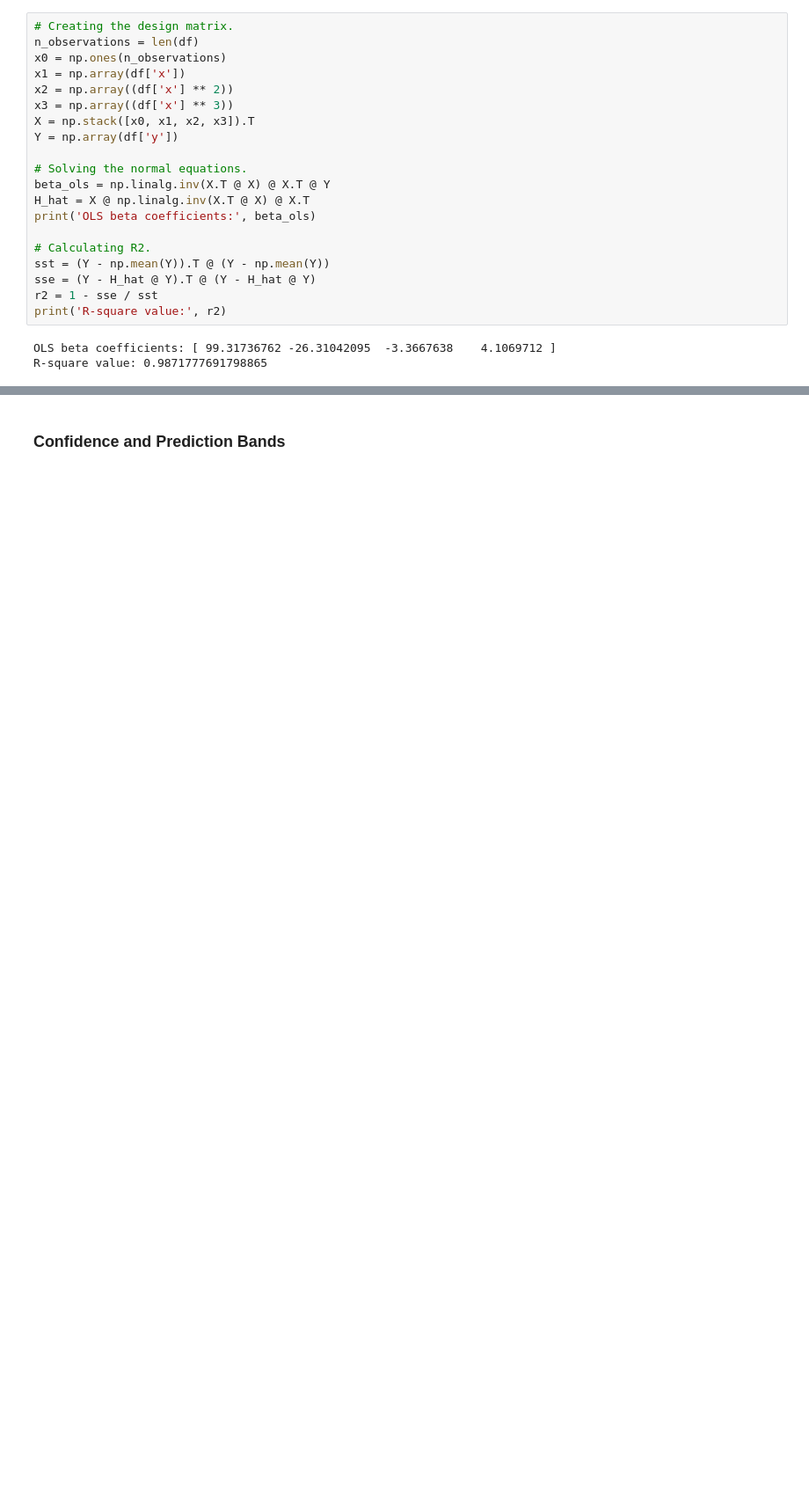
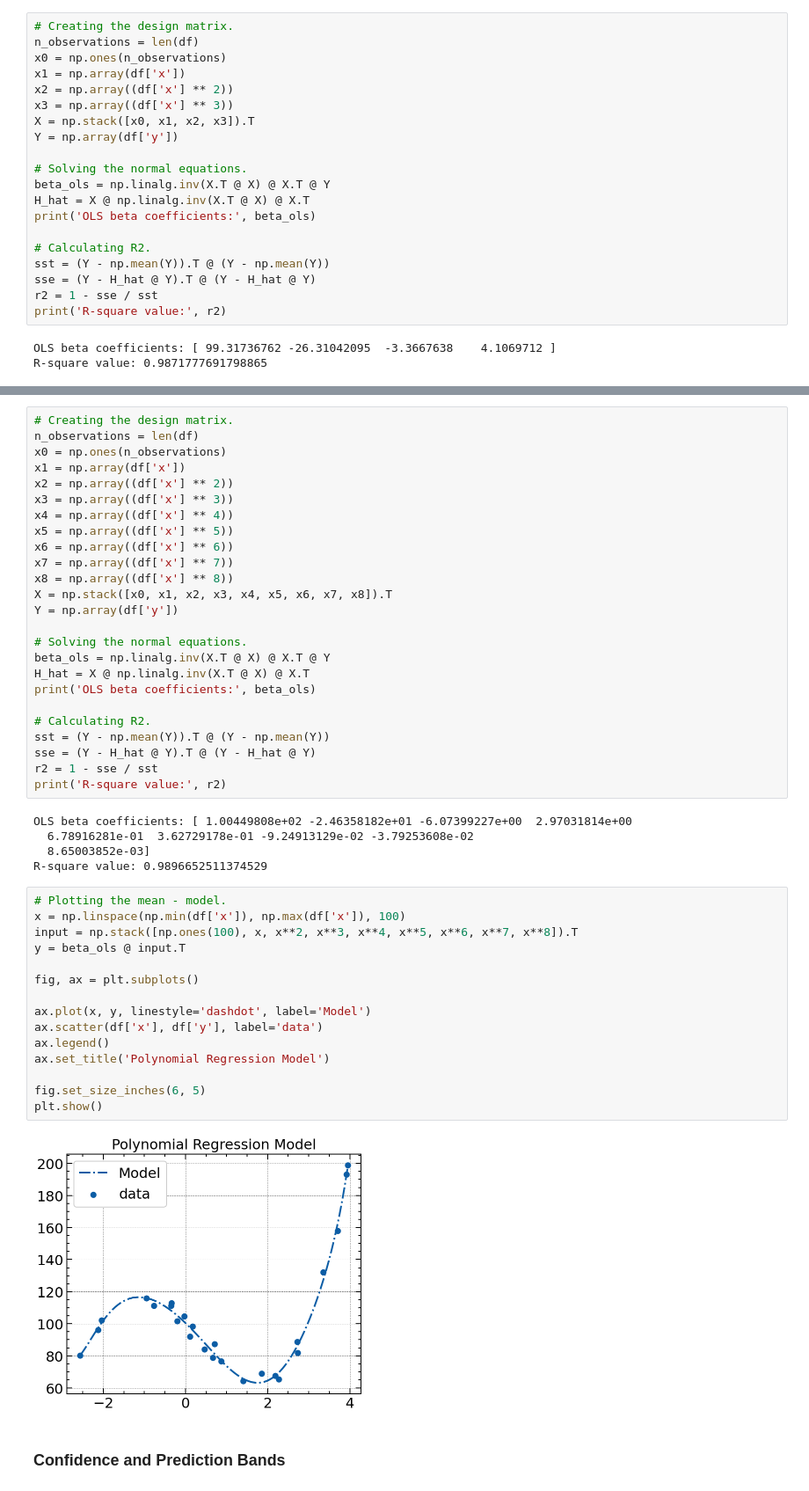
Before and after one commit to Sinbad-The-Sailor/Linear-Models, a Jupyter notebook: polynomial_regression.ipynb, the cells around one changed output, grey strips where cells are left out. Shown at 88% size. Drawn from its saved outputs; the diff is of its cells as text; blank space fills up the shorter version.

```diff
--- a/polynomial_regression.ipynb
+++ b/polynomial_regression.ipynb
@@ -90,2 +113,49 @@ R-square value: 0.9871777691798865
+# %%
+# Creating the design matrix.
+n_observations = len(df)
+x0 = np.ones(n_observations)
+x1 = np.array(df['x'])
+x2 = np.array((df['x'] ** 2))
+x3 = np.array((df['x'] ** 3))
+x4 = np.array((df['x'] ** 4))
+x5 = np.array((df['x'] ** 5))
+x6 = np.array((df['x'] ** 6))
+x7 = np.array((df['x'] ** 7))
+x8 = np.array((df['x'] ** 8))
+X = np.stack([x0, x1, x2, x3, x4, x5, x6, x7, x8]).T
+Y = np.array(df['y'])
+
+# Solving the normal equations.
+beta_ols = np.linalg.inv(X.T @ X) @ X.T @ Y
+H_hat = X @ np.linalg.inv(X.T @ X) @ X.T
+print('OLS beta coefficients:', beta_ols)
+
+# Calculating R2.
+sst = (Y - np.mean(Y)).T @ (Y - np.mean(Y))
+sse = (Y - H_hat @ Y).T @ (Y - H_hat @ Y)
+r2 = 1 - sse / sst
+print('R-square value:', r2)
+# %% [output]
+OLS beta coefficients: [ 1.00449808e+02 -2.46358182e+01 -6.07399227e+00  2.97031814e+00
+  6.78916281e-01  3.62729178e-01 -9.24913129e-02 -3.79253608e-02
+  8.65003852e-03]
+R-square value: 0.9896652511374529
+# %%
+# Plotting the mean - model.
+x = np.linspace(np.min(df['x']), np.max(df['x']), 100)
+input = np.stack([np.ones(100), x, x**2, x**3, x**4, x**5, x**6, x**7, x**8]).T
+y = beta_ols @ input.T
+
+fig, ax = plt.subplots()
+
+ax.plot(x, y, linestyle='dashdot', label='Model')
+ax.scatter(df['x'], df['y'], label='data')
+ax.legend()
+ax.set_title('Polynomial Regression Model')
+
+fig.set_size_inches(6, 5)
+plt.show()
+# %% [output]
+[figure, added]
 # %% [markdown]
 ### Confidence and Prediction Bands
```
Also changed, not shown: parts of 5 cells of this notebook.
